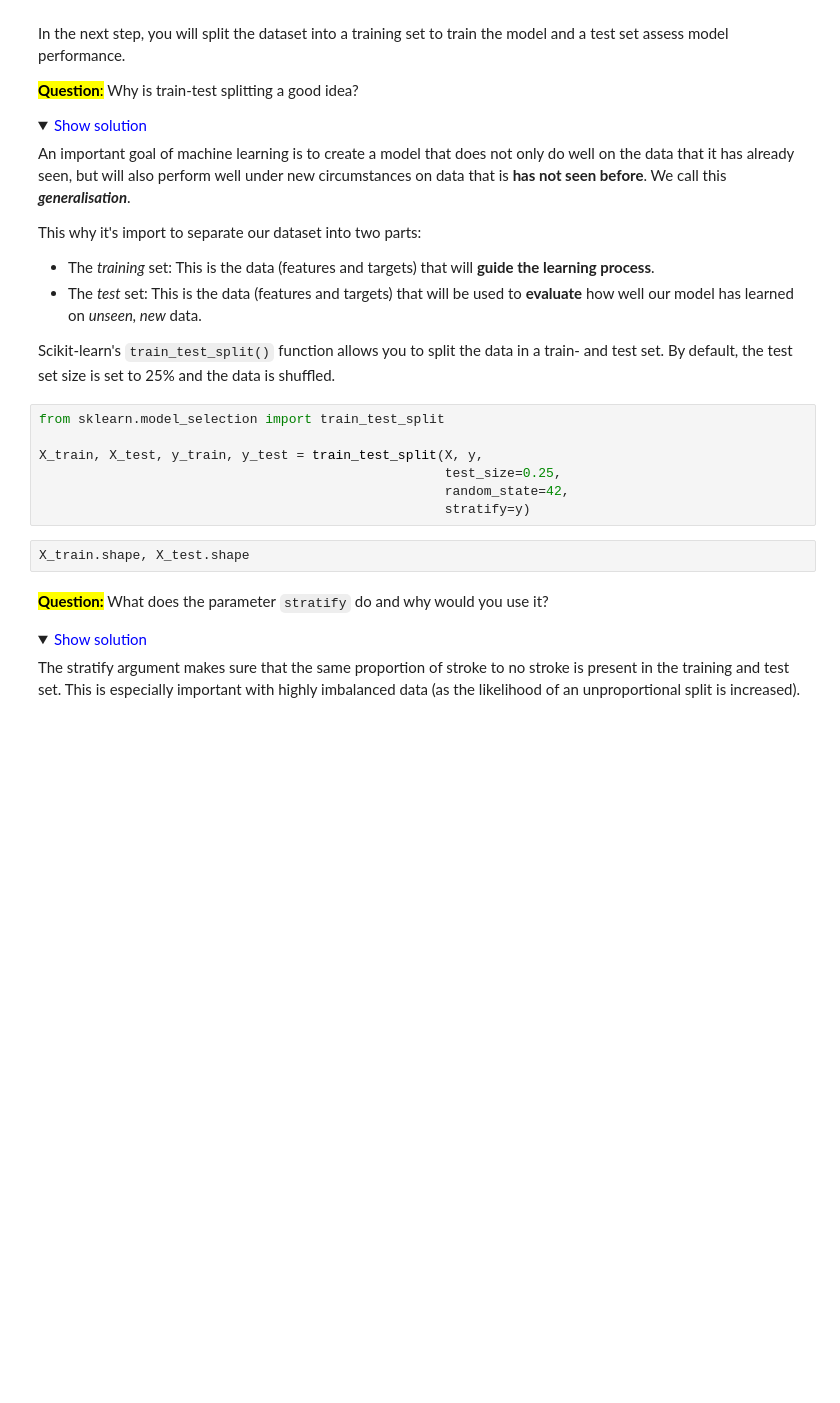
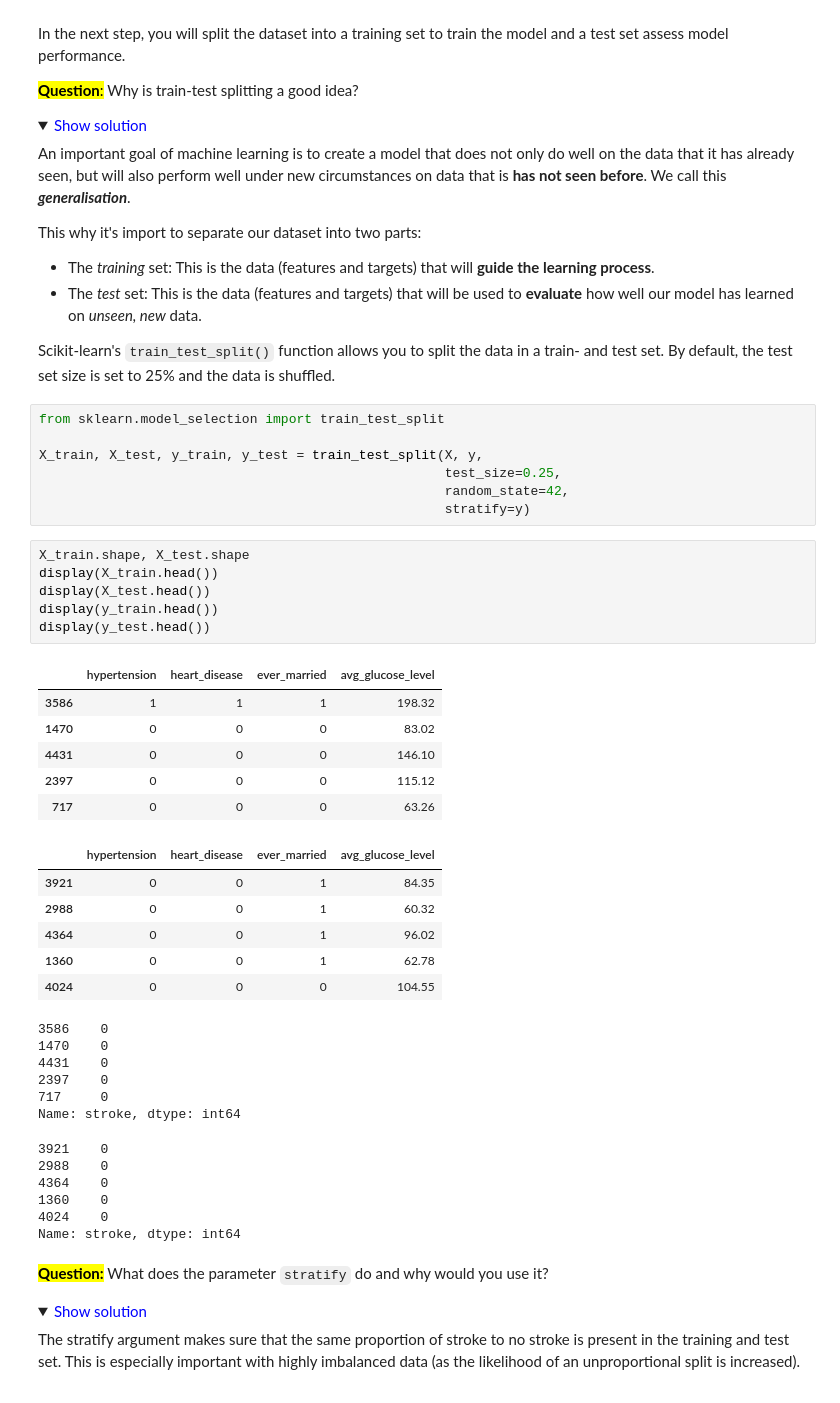
Before and after one commit to rebinsaid/academy-advanced-data-science-with-python, a Jupyter notebook: 2. Sklearn Refresh/01_Sklearn_Refresh_Baseline.ipynb, the cells around one changed output. Drawn from its saved outputs; the diff is of its cells as text; folded sections open; blank space fills up the shorter version.

```diff
--- a/2. Sklearn Refresh/01_Sklearn_Refresh_Baseline.ipynb
+++ b/2. Sklearn Refresh/01_Sklearn_Refresh_Baseline.ipynb
@@ -193,6 +313,35 @@ X_train, X_test, y_train, y_test = train_test_split(X, y,
                                                     stratify=y)
 # %%
 X_train.shape, X_test.shape
+display(X_train.head())
+display(X_test.head())
+display(y_train.head())
+display(y_test.head())
+# %% [output]
+|  | hypertension | heart_disease | ever_married | avg_glucose_level |
+| 3586 | 1 | 1 | 1 | 198.32 |
+| 1470 | 0 | 0 | 0 | 83.02 |
+| 4431 | 0 | 0 | 0 | 146.10 |
+| 2397 | 0 | 0 | 0 | 115.12 |
+| 717 | 0 | 0 | 0 | 63.26 |
+|  | hypertension | heart_disease | ever_married | avg_glucose_level |
+| 3921 | 0 | 0 | 1 | 84.35 |
+| 2988 | 0 | 0 | 1 | 60.32 |
+| 4364 | 0 | 0 | 1 | 96.02 |
+| 1360 | 0 | 0 | 1 | 62.78 |
+| 4024 | 0 | 0 | 0 | 104.55 |
+3586    0
+1470    0
+4431    0
+2397    0
+717     0
+Name: stroke, dtype: int64
+3921    0
+2988    0
+4364    0
+1360    0
+4024    0
+Name: stroke, dtype: int64
 # %% [markdown]
 <mark> **Question:**</mark> What does the parameter `stratify` do and why would you use it?
 
```
Also changed, not shown: parts of 21 cells of this notebook, 5 other files.
